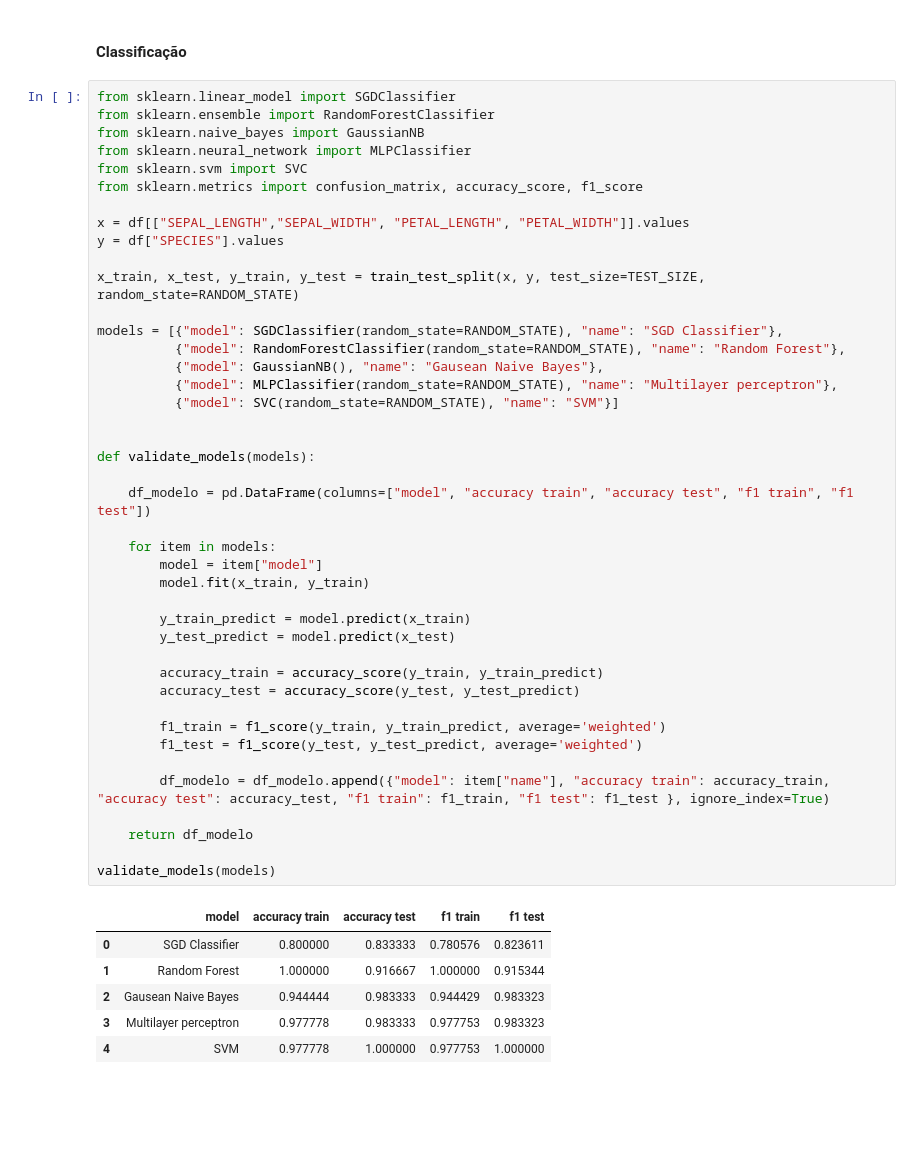
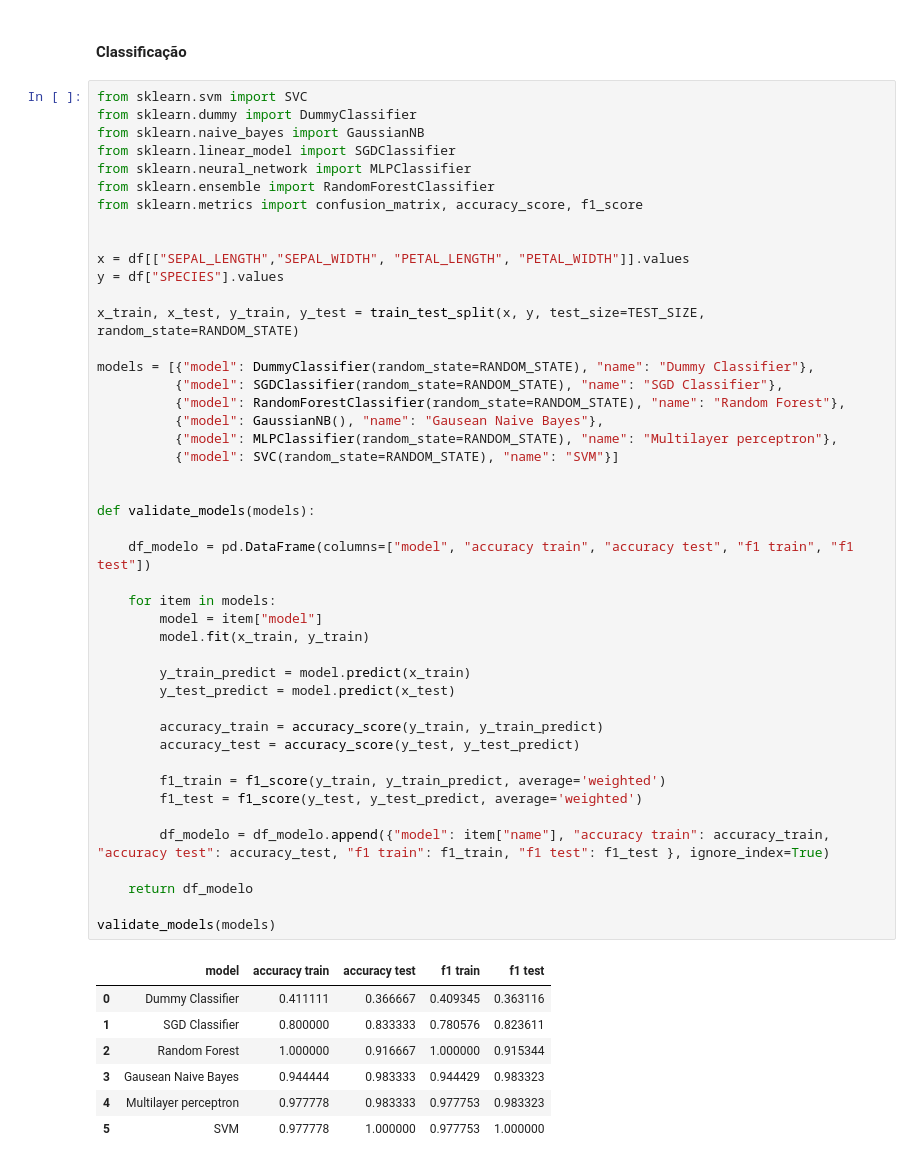
Before and after one commit to Angelicogfa/PortifolioDataScience, a Jupyter notebook: Iris/iris.ipynb, the cells around one changed output. Cells and saved outputs as stored; diff of their text form; blank space fills up the shorter version.

```diff
--- a/Iris/iris.ipynb
+++ b/Iris/iris.ipynb
@@ -243,52 +243,56 @@ print(homogeneity_score(y_test, y_test_predict))
 # %% [markdown]
 #### Classificação
 # %%
+from sklearn.svm import SVC
+from sklearn.dummy import DummyClassifier
+from sklearn.naive_bayes import GaussianNB
 from sklearn.linear_model import SGDClassifier
+from sklearn.neural_network import MLPClassifier
 from sklearn.ensemble import RandomForestClassifier
-from sklearn.naive_bayes import GaussianNB
-from sklearn.neural_network import MLPClassifier
-from sklearn.svm import SVC
 from sklearn.metrics import confusion_matrix, accuracy_score, f1_score
+
 
 x = df[["SEPAL_LENGTH","SEPAL_WIDTH", "PETAL_LENGTH", "PETAL_WIDTH"]].values
 y = df["SPECIES"].values
 
 x_train, x_test, y_train, y_test = train_test_split(x, y, test_size=TEST_SIZE, random_state=RANDOM_STATE)
 
-models = [{"model": SGDClassifier(random_state=RANDOM_STATE), "name": "SGD Classifier"},
+models = [{"model": DummyClassifier(random_state=RANDOM_STATE), "name": "Dummy Classifier"},
+          {"model": SGDClassifier(random_state=RANDOM_STATE), "name": "SGD Classifier"},
           {"model": RandomForestClassifier(random_state=RANDOM_STATE), "name": "Random Forest"},
           {"model": GaussianNB(), "name": "Gausean Naive Bayes"},
           {"model": MLPClassifier(random_state=RANDOM_STATE), "name": "Multilayer perceptron"},
           {"model": SVC(random_state=RANDOM_STATE), "name": "SVM"}]
 
 
 def validate_models(models):
 
     df_modelo = pd.DataFrame(columns=["model", "accuracy train", "accuracy test", "f1 train", "f1 test"])
 
     for item in models:
         model = item["model"]
         model.fit(x_train, y_train)
 
         y_train_predict = model.predict(x_train)
         y_test_predict = model.predict(x_test)
 
         accuracy_train = accuracy_score(y_train, y_train_predict)
         accuracy_test = accuracy_score(y_test, y_test_predict)
 
         f1_train = f1_score(y_train, y_train_predict, average='weighted')
         f1_test = f1_score(y_test, y_test_predict, average='weighted')
 
         df_modelo = df_modelo.append({"model": item["name"], "accuracy train": accuracy_train, "accuracy test": accuracy_test, "f1 train": f1_train, "f1 test": f1_test }, ignore_index=True)
 
     return df_modelo
 
 validate_models(models)
 # %% [output]
 |  | model | accuracy train | accuracy test | f1 train | f1 test |
-| 0 | SGD Classifier | 0.800000 | 0.833333 | 0.780576 | 0.823611 |
-| 1 | Random Forest | 1.000000 | 0.916667 | 1.000000 | 0.915344 |
-| 2 | Gausean Naive Bayes | 0.944444 | 0.983333 | 0.944429 | 0.983323 |
-| 3 | Multilayer perceptron | 0.977778 | 0.983333 | 0.977753 | 0.983323 |
-| 4 | SVM | 0.977778 | 1.000000 | 0.977753 | 1.000000 |
+| 0 | Dummy Classifier | 0.411111 | 0.366667 | 0.409345 | 0.363116 |
+| 1 | SGD Classifier | 0.800000 | 0.833333 | 0.780576 | 0.823611 |
+| 2 | Random Forest | 1.000000 | 0.916667 | 1.000000 | 0.915344 |
+| 3 | Gausean Naive Bayes | 0.944444 | 0.983333 | 0.944429 | 0.983323 |
+| 4 | Multilayer perceptron | 0.977778 | 0.983333 | 0.977753 | 0.983323 |
+| 5 | SVM | 0.977778 | 1.000000 | 0.977753 | 1.000000 |
 # %% [markdown]
```
Also changed, not shown: parts of 1 cell of this notebook.
